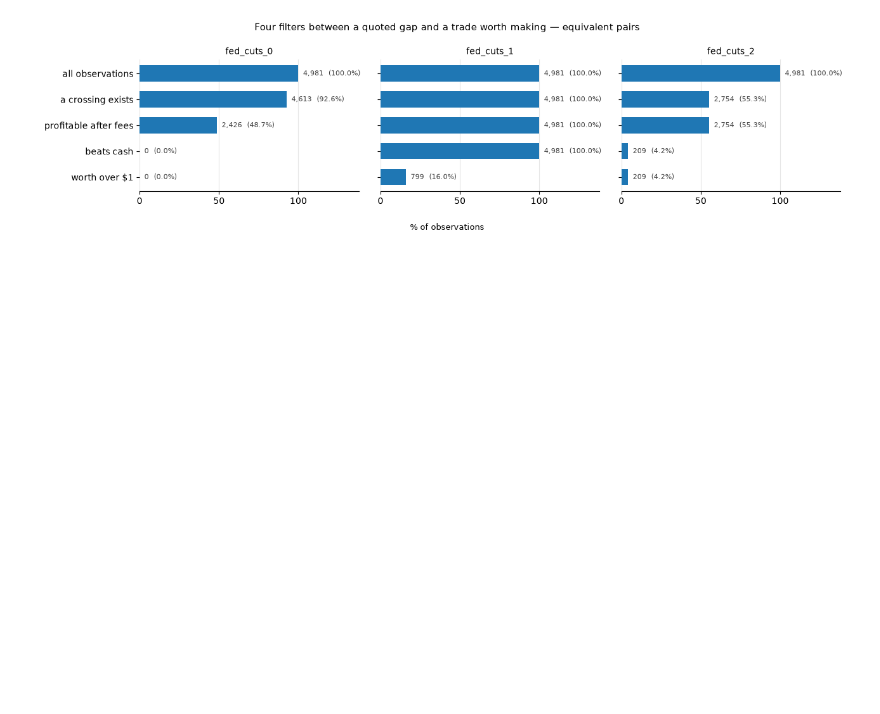
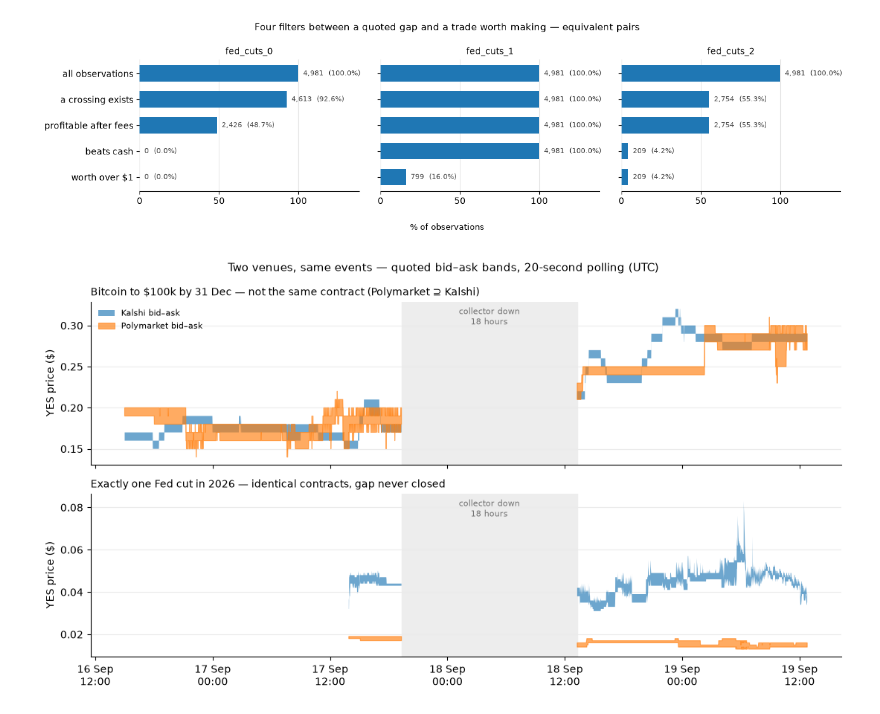
Before and after one commit to MobinHariri/kalshi-polymarket-microstructure, a Jupyter notebook: 02_analysis.ipynb, the cells around one changed output. Drawn from its saved outputs; the diff is of its cells as text; code cells hidden in the pictures; blank space fills up the shorter version.

Commit message:
Figures 1 and 3: price bands and size vs edge

```diff
--- a/02_analysis.ipynb
+++ b/02_analysis.ipynb
@@ -440,3 +440,40 @@ fig.savefig("figures/fig2_funnel.png", dpi=200, bbox_inches="tight")
 plt.show()
 # %% [output]
 [figure]
+# %%
+import matplotlib.dates as mdates
+
+KAL, POLY = "#1f77b4", "#ff7f0e"
+OUT0 = pd.Timestamp("2026-09-17 19:18")      # collector down, UTC
+OUT1 = pd.Timestamp("2026-09-18 13:16")
+
+def bands(ax, pair, title):
+    r = (results[pair].set_index("ts")[["k_bid", "k_ask", "p_bid", "p_ask"]]
+         .resample("1min").last())
+    r.index = r.index.tz_convert(None)
+    ax.axvspan(OUT0, OUT1, color="0.93", zorder=0)
+    ax.annotate("collector down\n18 hours", xy=(OUT0 + (OUT1 - OUT0) / 2, 0.86),
+                xycoords=("data", "axes fraction"), ha="center", fontsize=8, color="0.45")
+    ax.fill_between(r.index, r.k_bid, r.k_ask, color=KAL, alpha=0.65, lw=0,
+                    label="Kalshi bid–ask")
+    ax.fill_between(r.index, r.p_bid, r.p_ask, color=POLY, alpha=0.65, lw=0.8,
+                    edgecolor=POLY, label="Polymarket bid–ask")
+    ax.set_title(title, fontsize=10, loc="left")
+    ax.set_ylabel("YES price ($)")
+    ax.yaxis.grid(True, color="0.92"); ax.set_axisbelow(True)
+    for s in ["top", "right"]:
+        ax.spines[s].set_visible(False)
+    ax.xaxis.set_major_formatter(mdates.DateFormatter("%d %b\n%H:%M"))
+
+fig, axes = plt.subplots(2, 1, figsize=(11, 6), sharex=True)
+bands(axes[0], "btc100k_dec2026",
+      "Bitcoin to $100k by 31 Dec — not the same contract (Polymarket ⊇ Kalshi)")
+bands(axes[1], "fed_cuts_1",
+      "Exactly one Fed cut in 2026 — identical contracts, gap never closed")
+axes[0].legend(loc="upper left", frameon=False, fontsize=8)
+fig.suptitle("Two venues, same events — quoted bid–ask bands, 20-second polling (UTC)", fontsize=11)
+fig.tight_layout()
+fig.savefig("figures/fig1_price_bands.png", dpi=200, bbox_inches="tight")
+plt.show()
+# %% [output]
+[figure, added]
```
Also changed, not shown: parts of 1 cell of this notebook, 2 other files.
